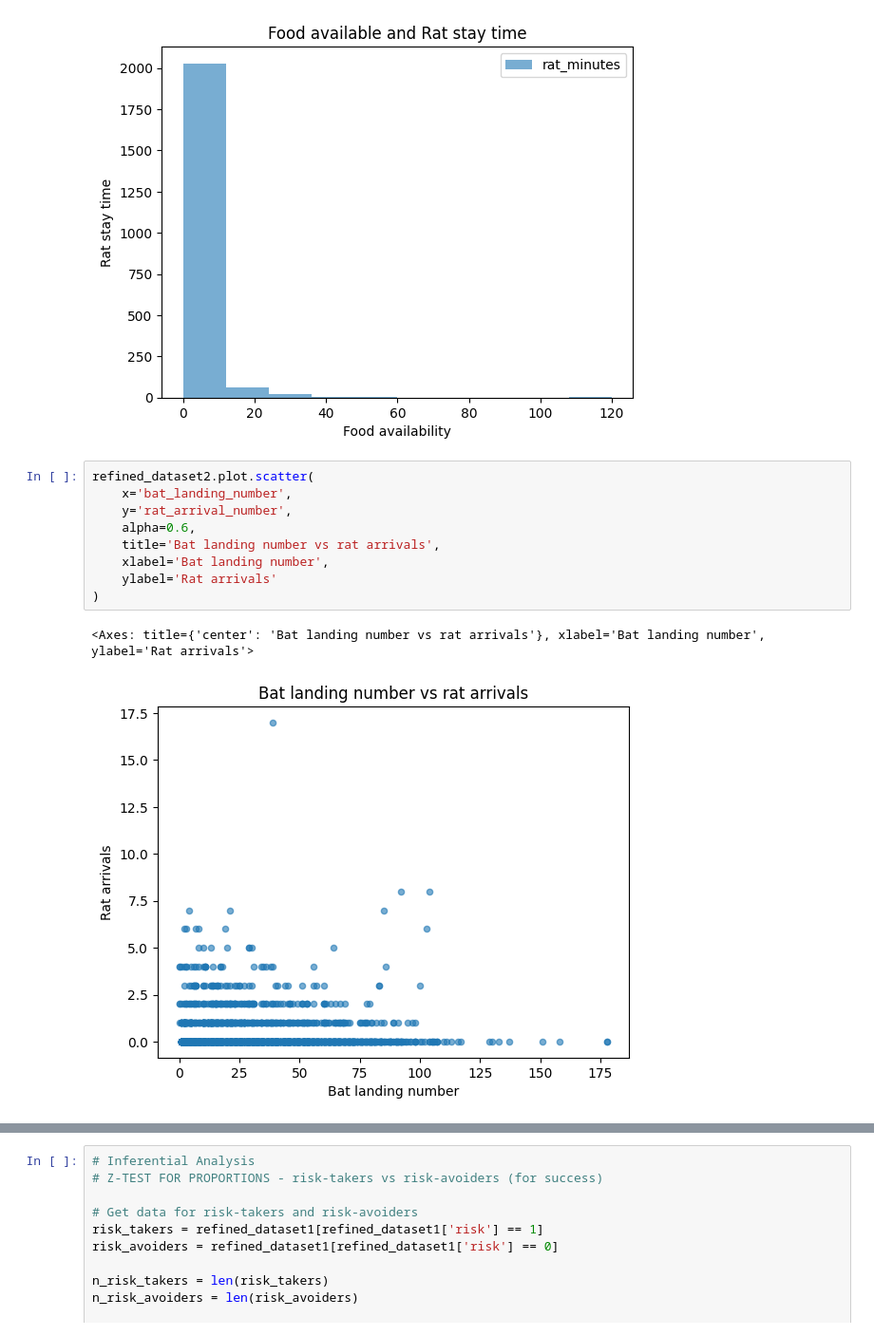
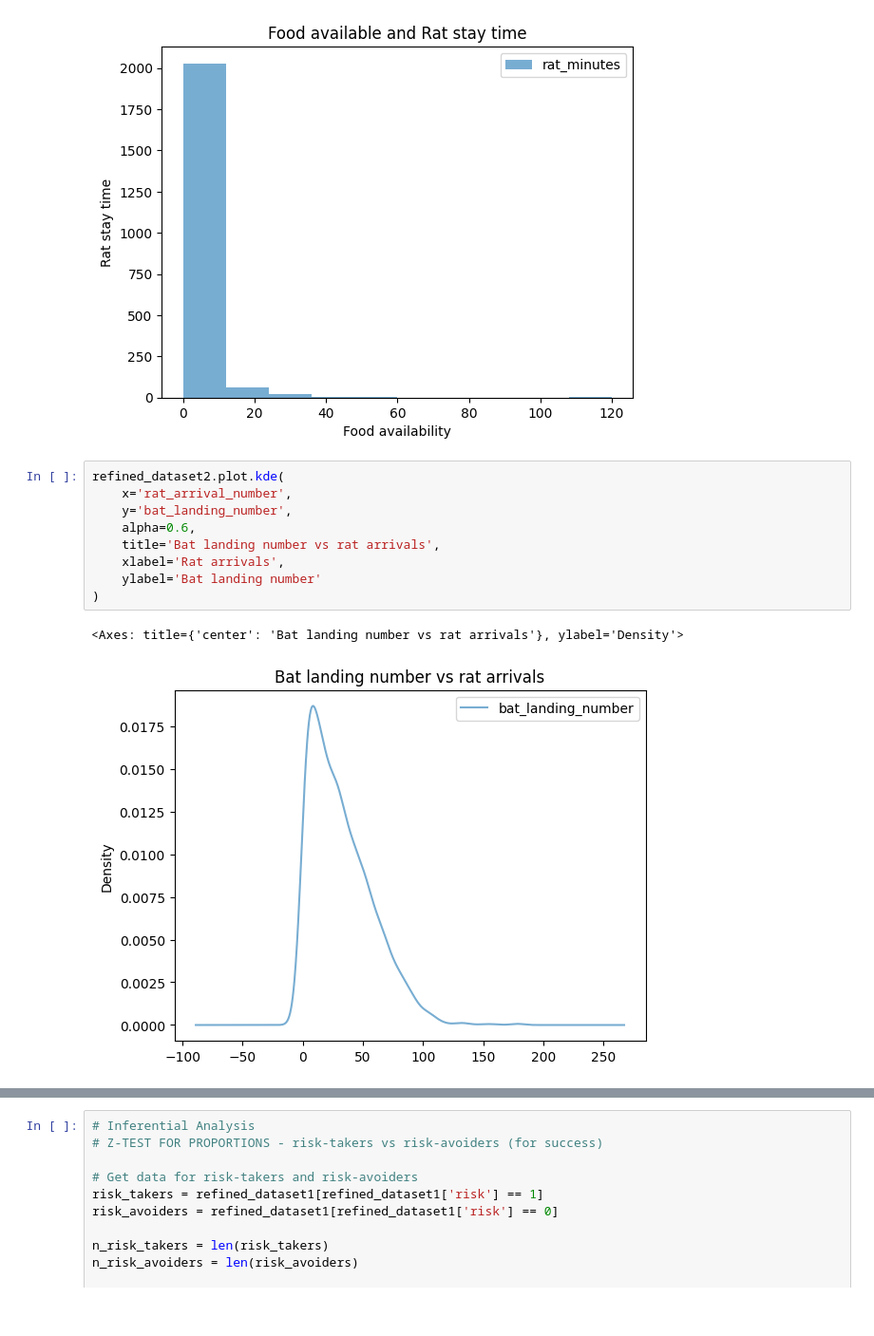
Before and after one commit to Roshan54321/Foundations_of_Data_Science_Assignment_2, a Jupyter notebook: assessment2.ipynb, the cells around one changed output, grey strips where cells are left out. Shown at 95% size. Drawn from its saved outputs; the diff is of its cells as text; blank space fills up the shorter version.

Commit message:
some box plots, revised the habit analysis, other changes

```diff
--- a/assessment2.ipynb
+++ b/assessment2.ipynb
@@ -250,15 +293,15 @@ refined_dataset2.plot.hist(
 <Axes: title={'center': 'Food available and Rat stay time'}, xlabel='Food availability', ylabel='Rat stay time'>
 [figure]
 # %%
-refined_dataset2.plot.scatter(
-    x='bat_landing_number',
-    y='rat_arrival_number',
+refined_dataset2.plot.kde(
+    x='rat_arrival_number',
+    y='bat_landing_number',
     alpha=0.6,
     title='Bat landing number vs rat arrivals',
-    xlabel='Bat landing number',
-    ylabel='Rat arrivals'
+    xlabel='Rat arrivals',
+    ylabel='Bat landing number'
 )
 # %% [output]
-<Axes: title={'center': 'Bat landing number vs rat arrivals'}, xlabel='Bat landing number', ylabel='Rat arrivals'>
+<Axes: title={'center': 'Bat landing number vs rat arrivals'}, ylabel='Density'>
-[figure, old version]
+[figure, new version]
 # %%
```
Also changed, not shown: parts of 8 cells of this notebook.
